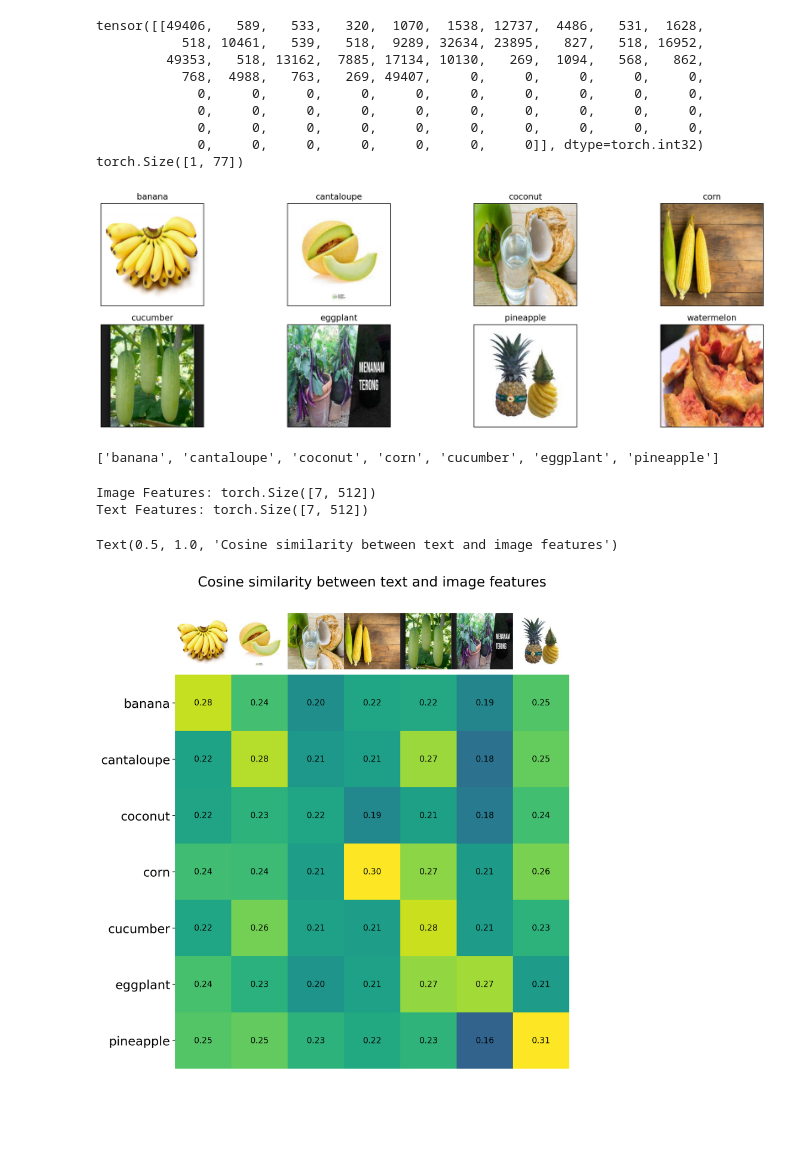
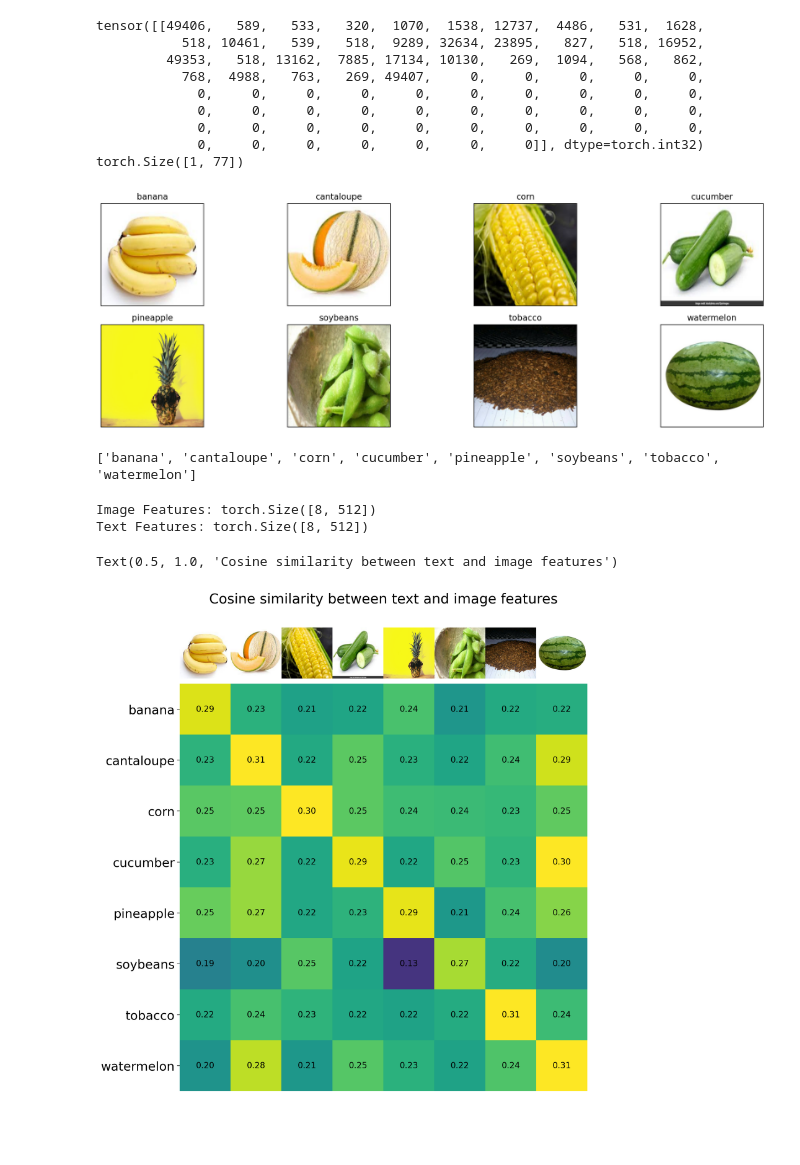
Before and after one commit to codylarge/clip-training, a Jupyter notebook: src/interact.ipynb, the cells around one changed output. Drawn from its saved outputs; the diff is of its cells as text; code cells hidden in the pictures.

```diff
--- a/src/interact.ipynb
+++ b/src/interact.ipynb
@@ -92,35 +92,35 @@ images = []
 
 images_and_classes = load_random_images(dataset_dir, split, num_images)
 
-classes = ["banana", "cantaloupe", "coconut", "corn", "cucumber", "eggplant", "pineapple", "watermelon"]
+classes = ["banana", "cantaloupe", "tobacco", "corn", "cucumber", "soybeans", "pineapple", "watermelon"]
 images_and_classes = load_specific_images(dataset_dir, split, classes)
 # Target dimensions
 target_size = (224, 224)
 
 # Plot images in a 4x2 grid
 plt.figure(figsize=(16, 5))
 for i, (image, description) in enumerate(images_and_classes):
     # Convert to PIL image (if needed) and resize
     pil_image = Image.fromarray(image) if not isinstance(image, Image.Image) else image
     resized_image = pil_image.resize(target_size)
 
     # Convert back to array for plotting
     resized_array = np.array(resized_image)
 
     plt.subplot(2, 4, i + 1)  # 4 rows, 2 columns
     plt.imshow(resized_array)
     plt.title(description)
     # Hide axis
     plt.xticks([])
     plt.yticks([])
 
     descriptions.append(description)
     images.append(resized_array)
 
 plt.tight_layout()
 plt.show()
 # %% [output]
-[figure, old version]
+[figure, new version]
 # %%
 print(descriptions)
 # First convert NumPy array -> PIL images then preprocess
@@ -129,7 +129,7 @@ processed_images = [preprocess(Image.fromarray(image)) for image in images]
 image_input = torch.stack(processed_images)  # Shape: [batch_size, 3, input_resolution, input_resolution]
 text_tokens = clip.tokenize(["This is " + desc for desc in descriptions])
 # %% [output]
-['banana', 'cantaloupe', 'coconut', 'corn', 'cucumber', 'eggplant', 'pineapple']
+['banana', 'cantaloupe', 'corn', 'cucumber', 'pineapple', 'soybeans', 'tobacco', 'watermelon']
 # %%
 with torch.no_grad():
     image_features = model.encode_image(image_input).float()
@@ -138,8 +138,8 @@ with torch.no_grad():
 print("Image Features:", image_features.shape)
 print("Text Features:", text_features.shape)
 # %% [output]
-Image Features: torch.Size([7, 512])
-Text Features: torch.Size([7, 512])
+Image Features: torch.Size([8, 512])
+Text Features: torch.Size([8, 512])
 # %%
 image_features /= image_features.norm(dim=-1, keepdim=True)
 text_features /= text_features.norm(dim=-1, keepdim=True)
@@ -167,4 +167,4 @@ plt.ylim([count + 0.5, -2])
 plt.title("Cosine similarity between text and image features", size=20)
 # %% [output]
 Text(0.5, 1.0, 'Cosine similarity between text and image features')
-[figure, old version]
+[figure, new version]
```
Also changed, not shown: 1 other file.
